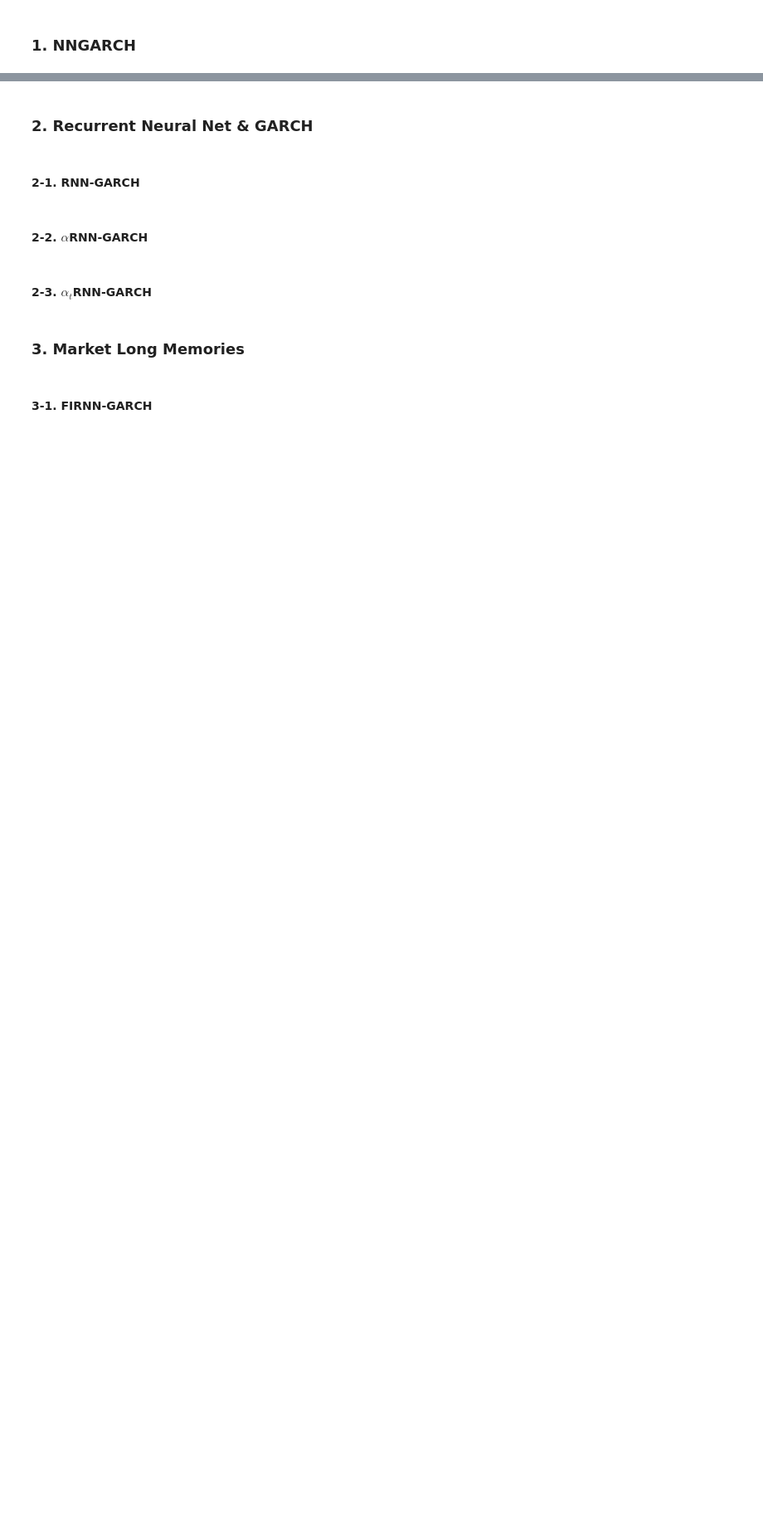
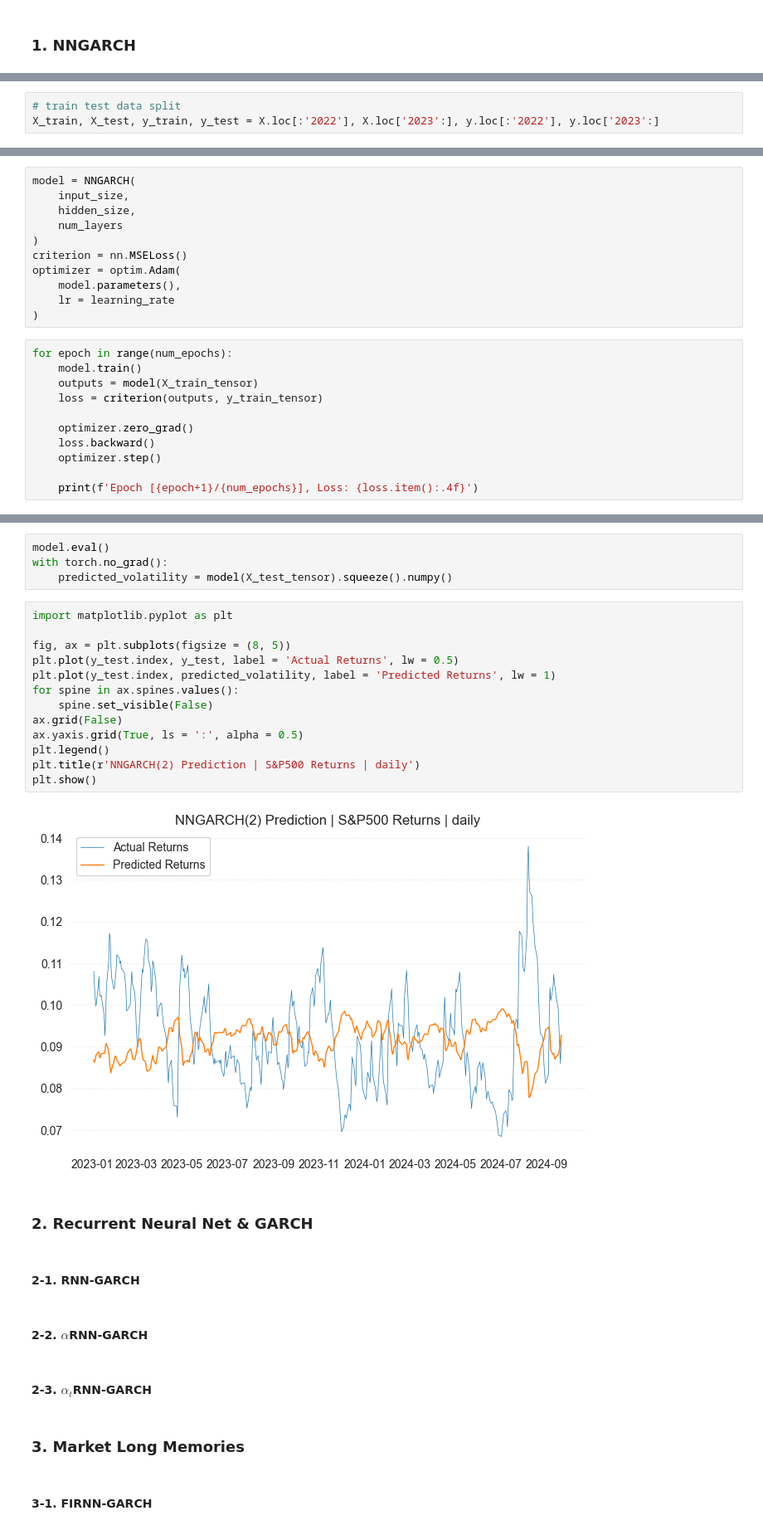
Before and after one commit to QuantifiSogang/2024-02SeniorMLFinance, a Jupyter notebook: Notes/Week04AdvancedHeteroscedasticityModels/04HybridNN-GARCHModels.ipynb, the cells around one changed output, grey strips where cells are left out. Shown at 83% size. Cells and saved outputs as stored; diff of their text form; blank space fills up the shorter version.

```diff
--- a/Notes/Week04AdvancedHeteroscedasticityModels/04HybridNN-GARCHModels.ipynb
+++ b/Notes/Week04AdvancedHeteroscedasticityModels/04HybridNN-GARCHModels.ipynb
@@ -16,0 +93,3 @@ data = yf.download(
+# %%
+# train test data split
+X_train, X_test, y_train, y_test = X.loc[:'2022'], X.loc['2023':], y.loc[:'2022'], y.loc['2023':]
@@ -32,2 +135,24 @@ class NNGARCH(nn.Module):
         out = self.fc2(out)
         return out
+# %%
+model = NNGARCH(
+    input_size,
+    hidden_size,
+    num_layers
+)
+criterion = nn.MSELoss()
+optimizer = optim.Adam(
+    model.parameters(),
+    lr = learning_rate
+)
+# %%
+for epoch in range(num_epochs):
+    model.train()
+    outputs = model(X_train_tensor)
+    loss = criterion(outputs, y_train_tensor)
+
+    optimizer.zero_grad()
+    loss.backward()
+    optimizer.step()
+
+    print(f'Epoch [{epoch+1}/{num_epochs}], Loss: {loss.item():.4f}')
@@ -34,3 +170,22 @@ class NNGARCH(nn.Module):
+# %%
+model.eval()
+with torch.no_grad():
+    predicted_volatility = model(X_test_tensor).squeeze().numpy()
+# %%
+import matplotlib.pyplot as plt
+
+fig, ax = plt.subplots(figsize = (8, 5))
+plt.plot(y_test.index, y_test, label = 'Actual Returns', lw = 0.5)
+plt.plot(y_test.index, predicted_volatility, label = 'Predicted Returns', lw = 1)
+for spine in ax.spines.values():
+    spine.set_visible(False)
+ax.grid(False)
+ax.yaxis.grid(True, ls = ':', alpha = 0.5)
+plt.legend()
+plt.title(r'NNGARCH(2) Prediction | S&P500 Returns | daily')
+plt.show()
+# %% [output]
+[figure, added]
 # %% [markdown]
 ### 2. Recurrent Neural Net & GARCH
 # %% [markdown]
```
Also changed, not shown: parts of 9 cells of this notebook.
